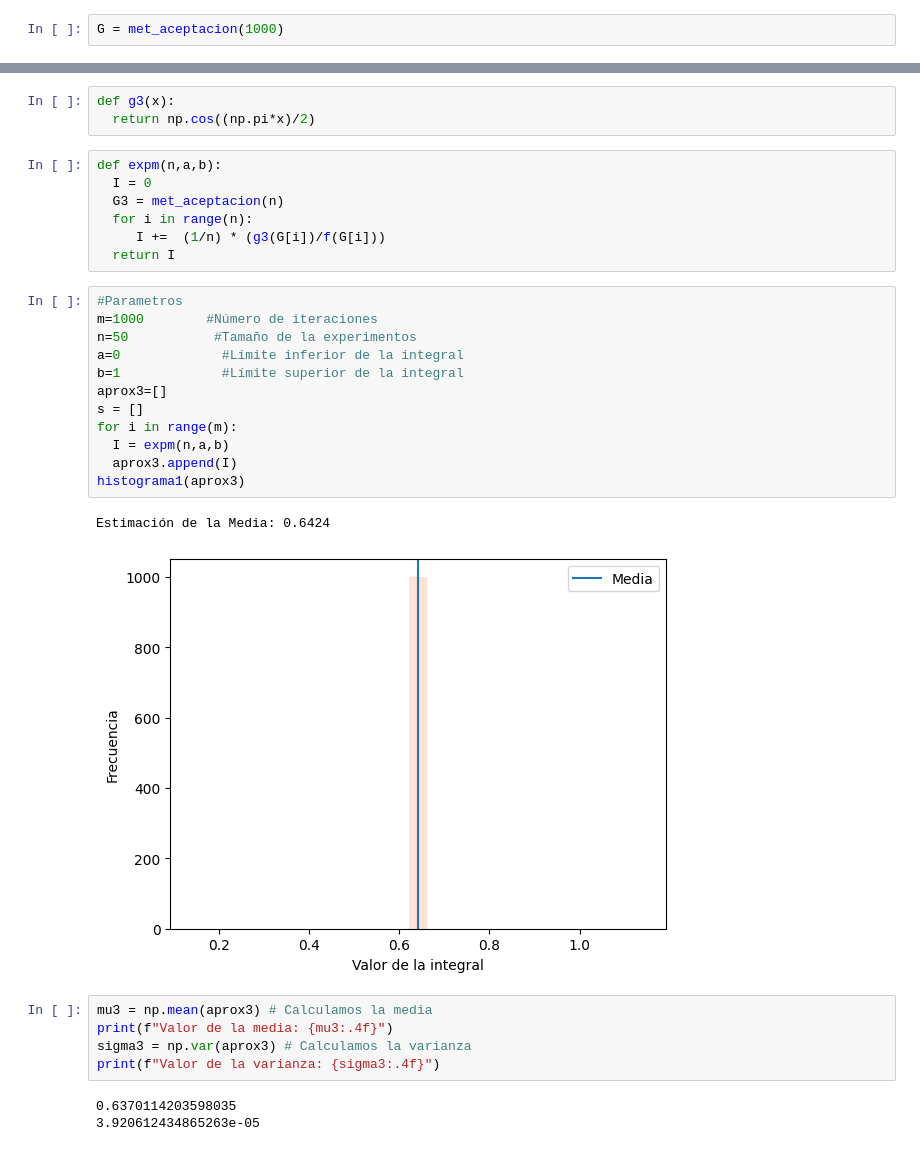
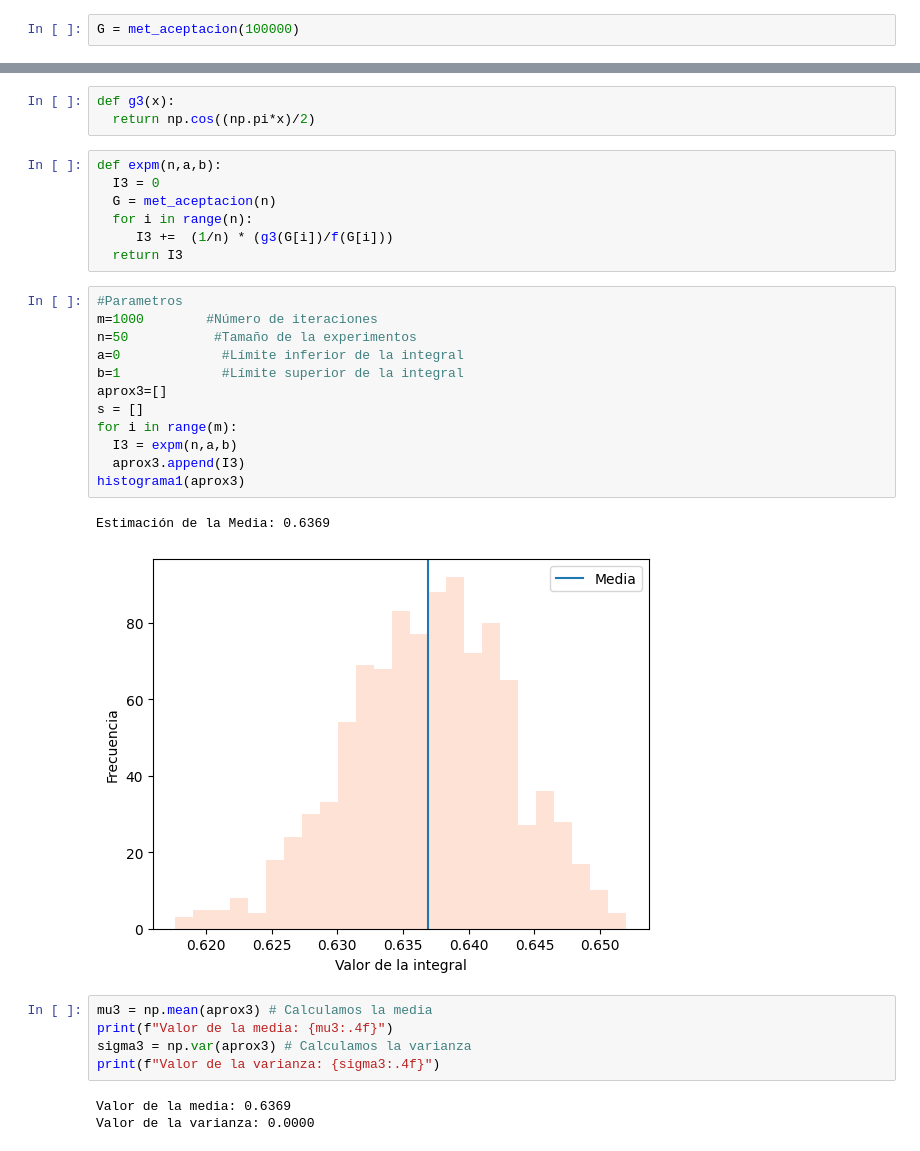
Before and after one commit to MaricelaMH/SIMULACION-II, a Jupyter notebook: METODOS_MC.ipynb, the cells around one changed output, grey strips where cells are left out. Drawn from its saved outputs; the diff is of its cells as text.

```diff
--- a/METODOS_MC.ipynb
+++ b/METODOS_MC.ipynb
@@ -230,5 +230,5 @@ def met_aceptacion(n):
     Lista.append(x)  #Agregamos los elementos a una lista
   return Lista
 # %%
-G = met_aceptacion(1000)
+G = met_aceptacion(100000)
 # %%
@@ -250,34 +257,34 @@ def g3(x):
   return np.cos((np.pi*x)/2)
 # %%
 def expm(n,a,b):
-  I = 0
-  G3 = met_aceptacion(n)
+  I3 = 0
+  G = met_aceptacion(n)
   for i in range(n):
-     I +=  (1/n) * (g3(G[i])/f(G[i]))
-  return I
+     I3 +=  (1/n) * (g3(G[i])/f(G[i]))
+  return I3
 # %%
 #Parametros
 m=1000        #Número de iteraciones
 n=50           #Tamaño de la experimentos
 a=0             #Límite inferior de la integral
 b=1             #Límite superior de la integral
 aprox3=[]
 s = []
 for i in range(m):
-  I = expm(n,a,b)
-  aprox3.append(I)
+  I3 = expm(n,a,b)
+  aprox3.append(I3)
 histograma1(aprox3)
 # %% [output]
-Estimación de la Media: 0.6424
+Estimación de la Media: 0.6369
-[figure, old version]
+[figure, new version]
 # %%
 mu3 = np.mean(aprox3) # Calculamos la media
 print(f"Valor de la media: {mu3:.4f}")
 sigma3 = np.var(aprox3) # Calculamos la varianza
 print(f"Valor de la varianza: {sigma3:.4f}")
 # %% [output]
-0.6370114203598035
-3.920612434865263e-05
+Valor de la media: 0.6369
+Valor de la varianza: 0.0000
 # %%
 end_time3 = time.time()
 tiempo3 = end_time3 - start_time3 # Calculamos el tiempo de ejecución
```
Also changed, not shown: parts of 14 cells of this notebook.
